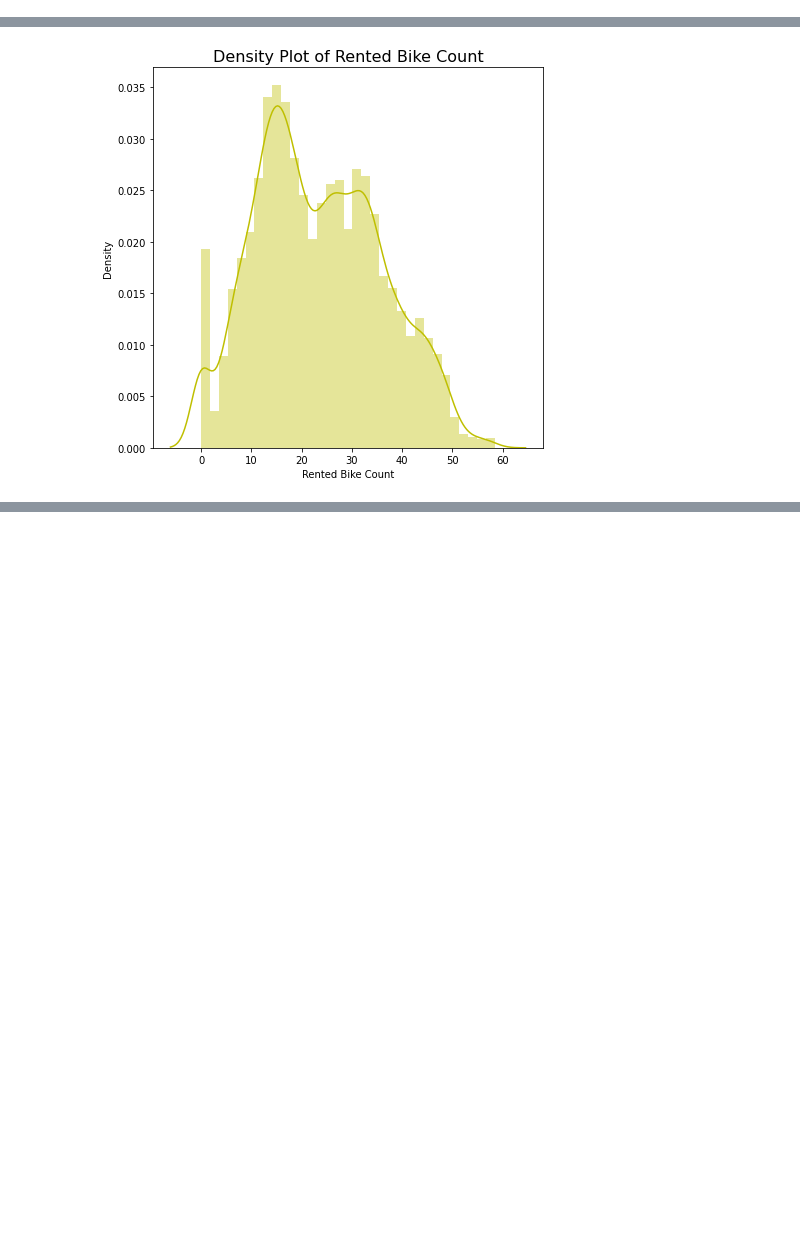
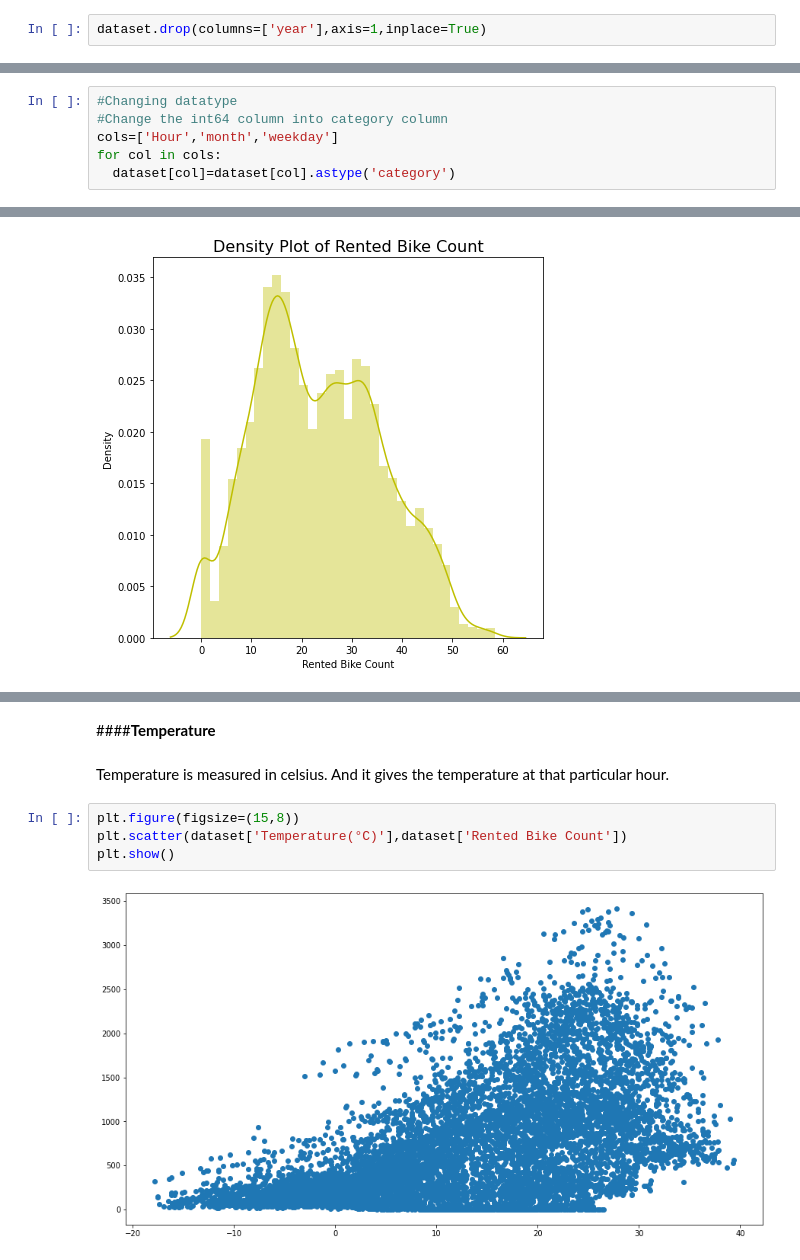
Before and after one commit to snehahampapura/Bike-Sharing-Demand-Prediction, a Jupyter notebook: Bike_Sharing_Demand_Prediction_Capstone_Project.ipynb, the cells around one changed output, grey strips where cells are left out. Cells and saved outputs as stored; diff of their text form; blank space fills up the shorter version.

```diff
--- a/Bike_Sharing_Demand_Prediction_Capstone_Project.ipynb
+++ b/Bike_Sharing_Demand_Prediction_Capstone_Project.ipynb
@@ -123 +168,3 @@ Index(['Date', 'Rented Bike Count', 'Hour', 'Temperature(°C)', 'Humidity(%)',
+# %%
+dataset.drop(columns=['year'],axis=1,inplace=True)
 # %%
@@ -126,0 +192,6 @@ dataset.shape
+# %%
+#Changing datatype
+#Change the int64 column into category column
+cols=['Hour','month','weekday']
+for col in cols:
+  dataset[col]=dataset[col].astype('category')
@@ -201,0 +273,10 @@ Name: weekday, dtype: int64
+# %% [markdown]
+####**Temperature**
+# %% [markdown]
+Temperature is measured in celsius. And it gives the temperature at that particular hour.
+# %%
+plt.figure(figsize=(15,8))
+plt.scatter(dataset['Temperature(°C)'],dataset['Rented Bike Count'])
+plt.show()
+# %% [output]
+[figure, added]
```
Also changed, not shown: parts of 70 cells of this notebook.
